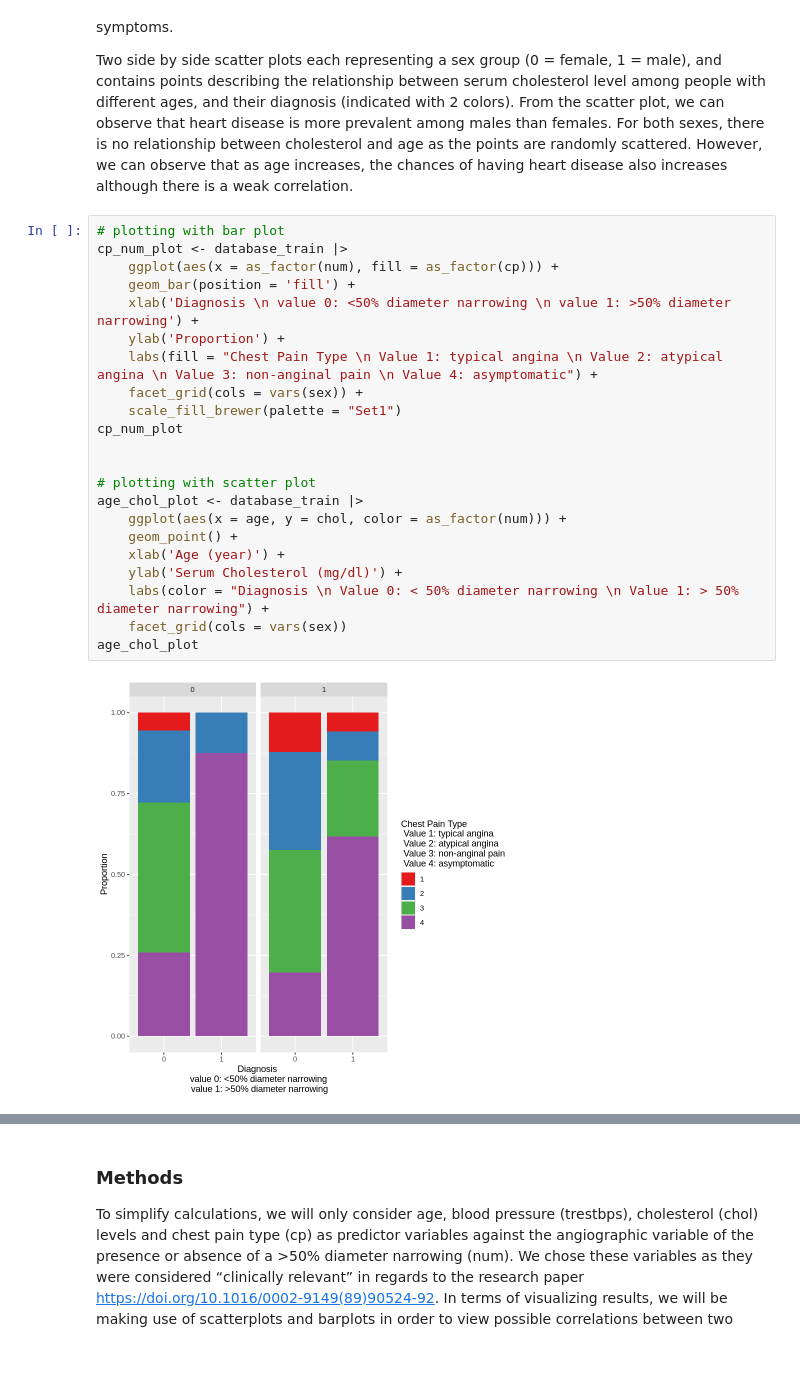
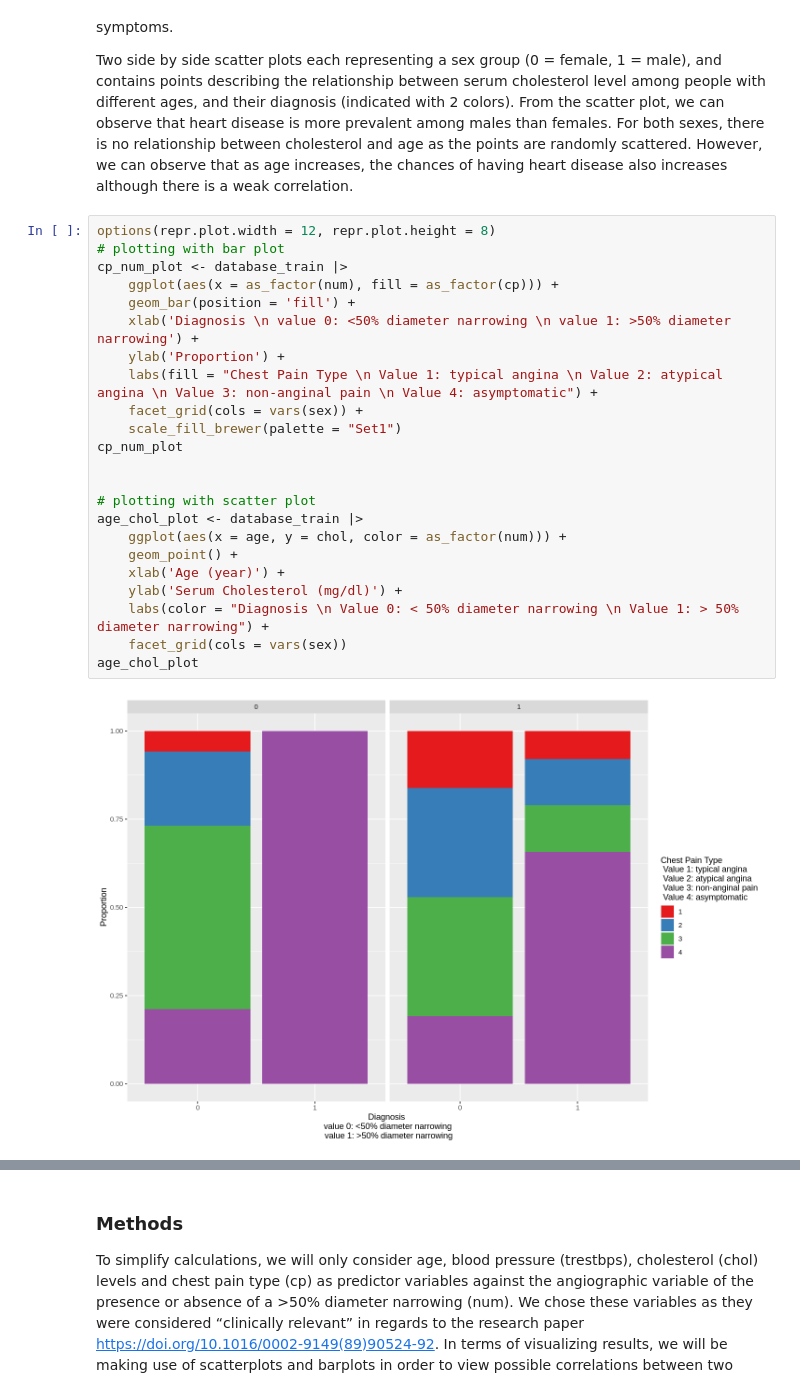
Before and after one commit to jlieu88/dsci-100-project, a Jupyter notebook: proposal_step.ipynb, the cells around one changed output, grey strips where cells are left out. Drawn from its saved outputs; the diff is of its cells as text; blank space fills up the shorter version.

Commit message:
Resized bar plots
The bar plots are resized

```diff
--- a/proposal_step.ipynb
+++ b/proposal_step.ipynb
@@ -170,26 +170,27 @@ Two side by side bar plots each representing a sex group (0 = female, 1 = male),
 
 Two side by side scatter plots each representing a sex group (0 = female, 1 = male), and contains points describing the relationship between serum cholesterol level among people with different ages, and their diagnosis (indicated with 2 colors). From the scatter plot, we can observe that heart disease is more prevalent among males than females. For both sexes, there is no relationship between cholesterol and age as the points are randomly scattered. However, we can observe that as age increases, the chances of having heart disease also increases although there is a weak correlation.
 # %%
+options(repr.plot.width = 12, repr.plot.height = 8)
 # plotting with bar plot
 cp_num_plot <- database_train |>
     ggplot(aes(x = as_factor(num), fill = as_factor(cp))) +
     geom_bar(position = 'fill') +
     xlab('Diagnosis \n value 0: <50% diameter narrowing \n value 1: >50% diameter narrowing') +
     ylab('Proportion') +
     labs(fill = "Chest Pain Type \n Value 1: typical angina \n Value 2: atypical angina \n Value 3: non-anginal pain \n Value 4: asymptomatic") +
     facet_grid(cols = vars(sex)) +
     scale_fill_brewer(palette = "Set1")
 cp_num_plot
 
 
 # plotting with scatter plot
 age_chol_plot <- database_train |>
     ggplot(aes(x = age, y = chol, color = as_factor(num))) +
     geom_point() +
     xlab('Age (year)') +
     ylab('Serum Cholesterol (mg/dl)') +
     labs(color = "Diagnosis \n Value 0: < 50% diameter narrowing \n Value 1: > 50% diameter narrowing") +
     facet_grid(cols = vars(sex))
 age_chol_plot
 # %% [output]
-[figure, old version]
+[figure, new version]
```
Also changed, not shown: parts of 2 cells of this notebook.
